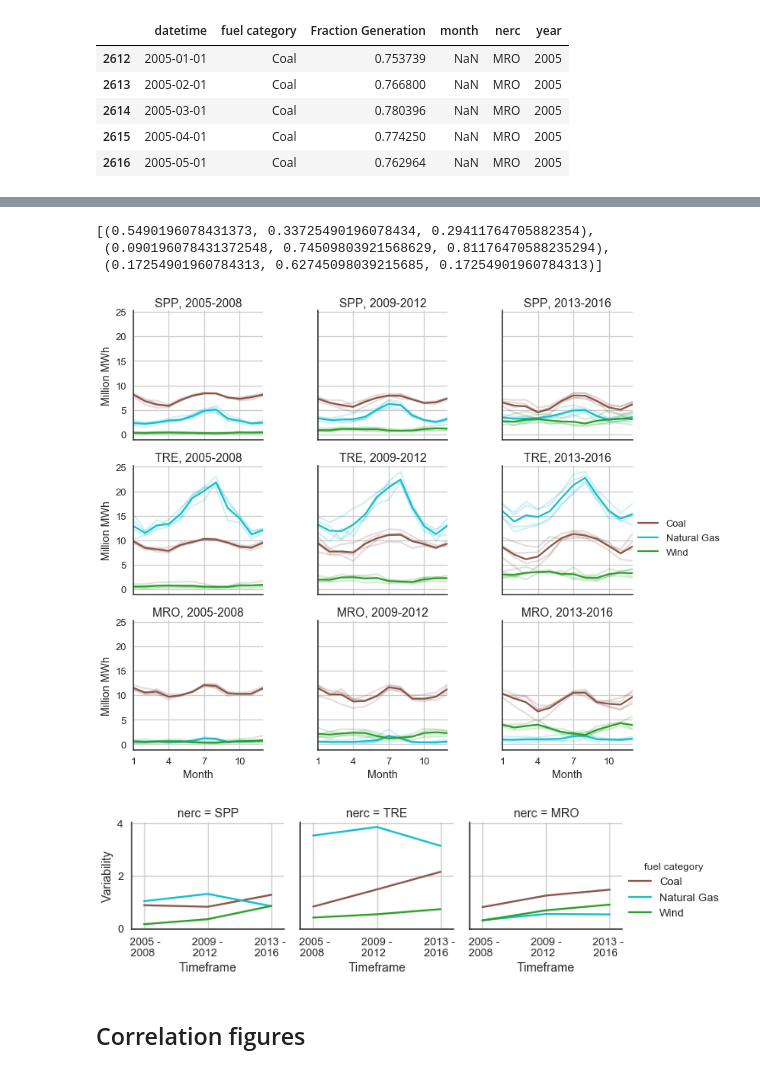
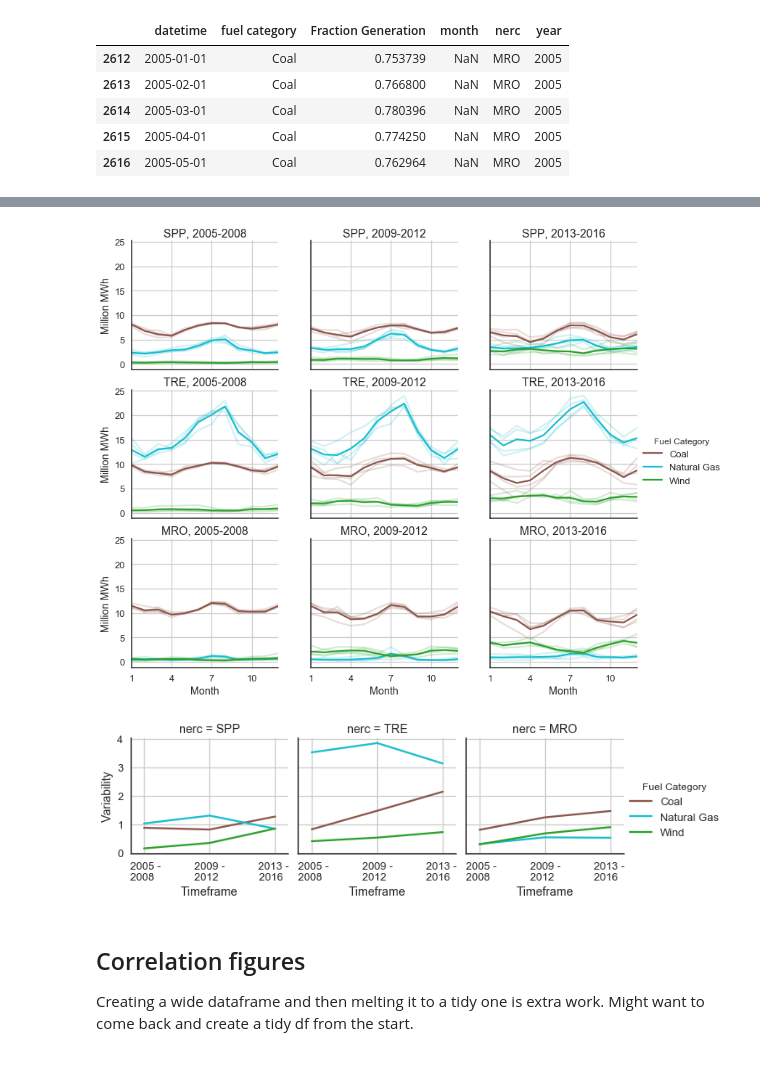
Before and after one commit to gschivley/carbon-index, a Jupyter notebook: Notebooks/Paper figures.ipynb, the cells around one changed output, grey strips where cells are left out. Cells and saved outputs as stored; diff of their text form; code cells hidden in the pictures.

```diff
--- a/Notebooks/Paper figures.ipynb
+++ b/Notebooks/Paper figures.ipynb
@@ -7,9 +7,12 @@ import numpy as np
 import os
 from os.path import join
 from statsmodels.tsa.tsatools import detrend
+import statsmodels.formula.api as sm
 import itertools
 import sys
-sns.set()
+import datetime
+# sns.set()
+idx = pd.IndexSlice
 # %%
 # Load the "autoreload" extension
 %load_ext autoreload
@@ -158,11 +161,11 @@ order = ['USA', 'SPP', 'MRO', 'RFC', 'SERC', 'TRE', 'FRCC', 'WECC', 'NPCC']
 temp = index.copy()
 temp.rename(columns={'month': 'Month',
                      'year': 'Year'}, inplace=True)
-with sns.plotting_context('talk', font_scale=1.2):
+with sns.plotting_context('talk', font_scale=1):
 
     g = sns.factorplot(x='Month', y='index (g/kwh)', hue='Year',
                        data=temp, col='nerc', col_wrap=3, col_order=order,
-                       palette='viridis_r', scale=0.5)
+                       palette='viridis_r', scale=0.5, size=3)
 
     axes = g.axes.flatten()
     for ax, title in zip(axes, order):
@@ -172,5 +175,5 @@ with sns.plotting_context('talk', font_scale=1.2):
             ax.set_ylabel('g CO$_2$/kWh')
 
 path = join(cwd, '..', 'Figures', 'Monthly index (12-months)_full.pdf')
-plt.savefig(path, bbox_inches='tight')
+# plt.savefig(path, bbox_inches='tight')
 # %% [output]
@@ -271,20 +274,16 @@ temp_df.head()
 # a is the list of colors
 a = fuel_palette[0:2]
 a.append(fuel_palette[4])
-# %%
-a
-# %% [output]
-[(0.5490196078431373, 0.33725490196078434, 0.29411764705882354),
- (0.090196078431372548, 0.74509803921568629, 0.81176470588235294),
- (0.17254901960784313, 0.62745098039215685, 0.17254901960784313)]
 # %%
+order = ['SPP', 'TRE', 'MRO']
 col_order = ['2005-2008', '2009-2012', '2013-2016']
 
 with sns.plotting_context(font_scale=1.2):
     g = sns.FacetGrid(temp_df, col='timeframe', row='nerc',
-                      col_order=col_order, row_order=order, aspect=1.1)
+                      col_order=col_order, row_order=order, aspect=1.15)
     g.map_dataframe(sns.tsplot, time='month', unit='year', value='generation',
-                    condition='fuel category', err_style='unit_traces', color=a).add_legend()
+                    condition='fuel category', err_style='unit_traces',
+                    color=a).add_legend(title='Fuel Category')
     g.set_axis_labels('Month', 'Million MWh')
     titles = ['{}, {}'.format(a, b) for (a, b) in
               list(itertools.product(order, col_order))]
@@ -292,31 +291,38 @@ with sns.plotting_context(font_scale=1.2):
     for ax, title in zip(axes, titles):
         ax.set_title(title)
         ax.set_xticks([1, 4, 7, 10])
-# plt.tight_layout()
+
+path = join(cwd, '..', 'Figures', 'Wind-Coal-NG variability tsplot.pdf')
+plt.savefig(path, bbox_inches='tight')
 # %% [output]
-[figure, old version]
+[figure, new version]
 # %%
 map_timeframe = {'2005-2008': 0,
                  '2009-2012': 0.5,
                  '2013-2016': 1}
 
 data = (temp_df.groupby(['nerc', 'fuel category', 'timeframe'])
                    .std()
                    .reset_index())
 data['frame'] = data['timeframe'].map(map_timeframe)
 data.sort_values(['nerc', 'fuel category', 'frame'], inplace=True)
 
 g = sns.FacetGrid(data, hue='fuel category', col='nerc',
                   col_order=['SPP', 'TRE', 'MRO'], palette=a)
-g.map(plt.plot, 'frame', 'generation').add_legend()
+g.map(plt.plot, 'frame', 'generation').add_legend(title='Fuel Category')
 g.set_axis_labels('Timeframe', 'Variability')
 axes = g.axes.flatten()
 for ax in axes:
     ax.set_xticks([0, 0.5, 1])
     ax.set_xticklabels([' 2005 -\n 2008  ', '2009 -\n2012  ',
                         '2013 - \n2016   '])
     ax.set_xlim(-.1, 1.1)
+
+
+path = join(cwd, '..', 'Figures', 'SI', 'Wind-Coal-NG variability.pdf')
+plt.savefig(path, bbox_inches='tight')
 # %% [output]
-[figure, old version]
+[figure, new version]
-# %% [markdown]
-## Correlation figures
+# %% [markdown]
+## Correlation figures
+Creating a wide dataframe and then melting it to a tidy one is extra work. Might want to come back and create a tidy df from the start.
```
Also changed, not shown: parts of 23 cells of this notebook.
